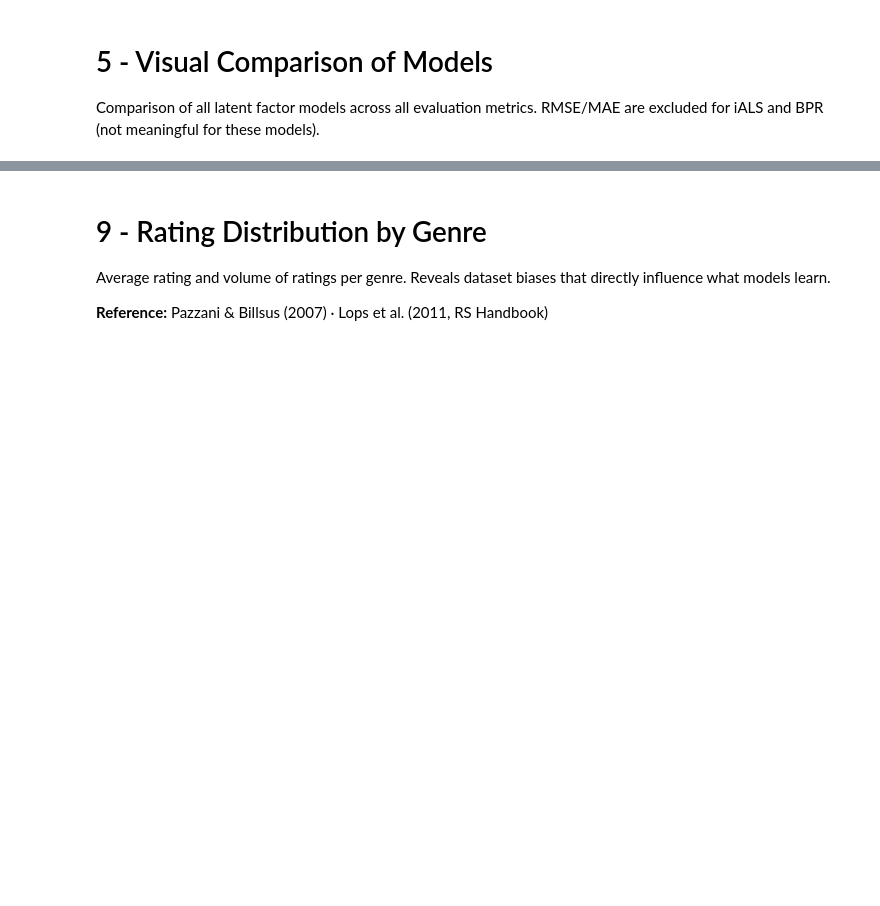
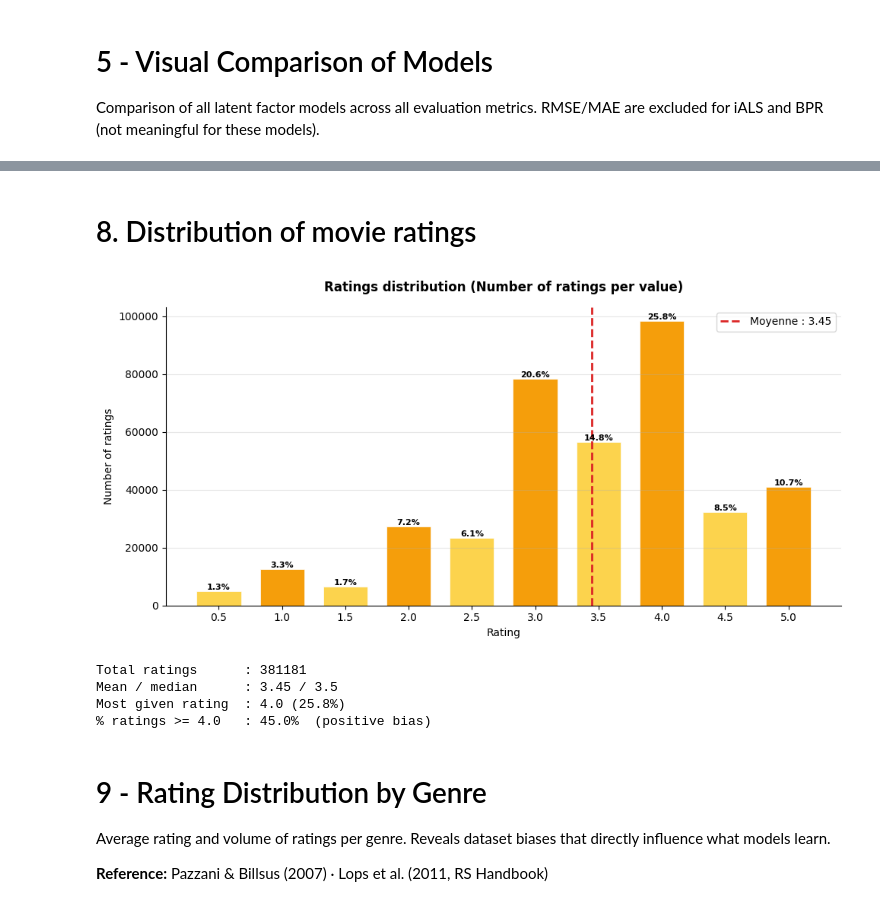
Before and after one commit to ArthurOttevaere/movix-recommender, a Jupyter notebook: analytics.ipynb, the cells around one changed output, grey strips where cells are left out. Saved outputs shown, nothing was run; the diff lists cells and outputs as text; code cells hidden in the pictures; blank space fills up the shorter version.

```diff
--- a/analytics.ipynb
+++ b/analytics.ipynb
@@ -483,3 +401,60 @@ Mediane ratings/user : 275
+# %% [markdown]
+# 8. Distribution of movie ratings
+# %%
+# ============================================================
+# Ratings distribution (from 0.5 – 5.0)
+# ============================================================
+import numpy as np
+import matplotlib.pyplot as plt
+from loaders import load_ratings
+
+df_ratings = load_ratings()
+ratings = df_ratings[C.RATING_COL]
+
+# Counting
+counts = ratings.value_counts().sort_index()
+pct = counts / counts.sum() * 100
+
+fig, ax = plt.subplots(figsize=(10, 5))
+
+# (1) Barplot
+colors = ['#F59E0B' if (v * 10) % 10 == 0 else '#FCD34D' for v in counts.index]
+bars = ax.bar(counts.index, counts.values, width=0.35,
+               color=colors, edgecolor='white', linewidth=0.5)
+
+# List with average
+ax.axvline(ratings.mean(), color='#DC2626', linestyle='--', linewidth=2,
+           label=f"Moyenne : {ratings.mean():.2f}")
+
+# Filling the chart
+ax.set_title("Ratings distribution (Number of ratings per value)", fontsize=12, fontweight='bold', pad=15)
+ax.set_xlabel("Rating", fontsize=10)
+ax.set_ylabel("Number of ratings", fontsize=10)
+ax.set_xticks(np.arange(0.5, 5.5, 0.5))
+ax.legend(fontsize=10)
+ax.grid(alpha=0.3, axis='y')
+
+# Cleaning the plot
+ax.spines[['top', 'right']].set_visible(False)
+
+# Adding percentage labels on top of bars
+for x, v, p in zip(counts.index, counts.values, pct.values):
+    ax.text(x, v, f"{p:.1f}%", ha='center', va='bottom', fontsize=8, fontweight='bold')
+
+plt.tight_layout()
+plt.show()
+
+# Summary statistics
+print(f"Total ratings      : {len(ratings)}")
+print(f"Mean / median      : {ratings.mean():.2f} / {ratings.median():.1f}")
+print(f"Most given rating  : {counts.idxmax()} ({pct.max():.1f}%)")
+print(f"% ratings >= 4.0   : {(ratings >= 4.0).mean() * 100:.1f}%  (positive bias)")
+# %% [output]
+[figure, added]
+Total ratings      : 381181
+Mean / median      : 3.45 / 3.5
+Most given rating  : 4.0 (25.8%)
+% ratings >= 4.0   : 45.0%  (positive bias)
 # %% [markdown]
 # 9 - Rating Distribution by Genre
 
```
Also changed, not shown: parts of 18 cells of this notebook, 8 other files.
